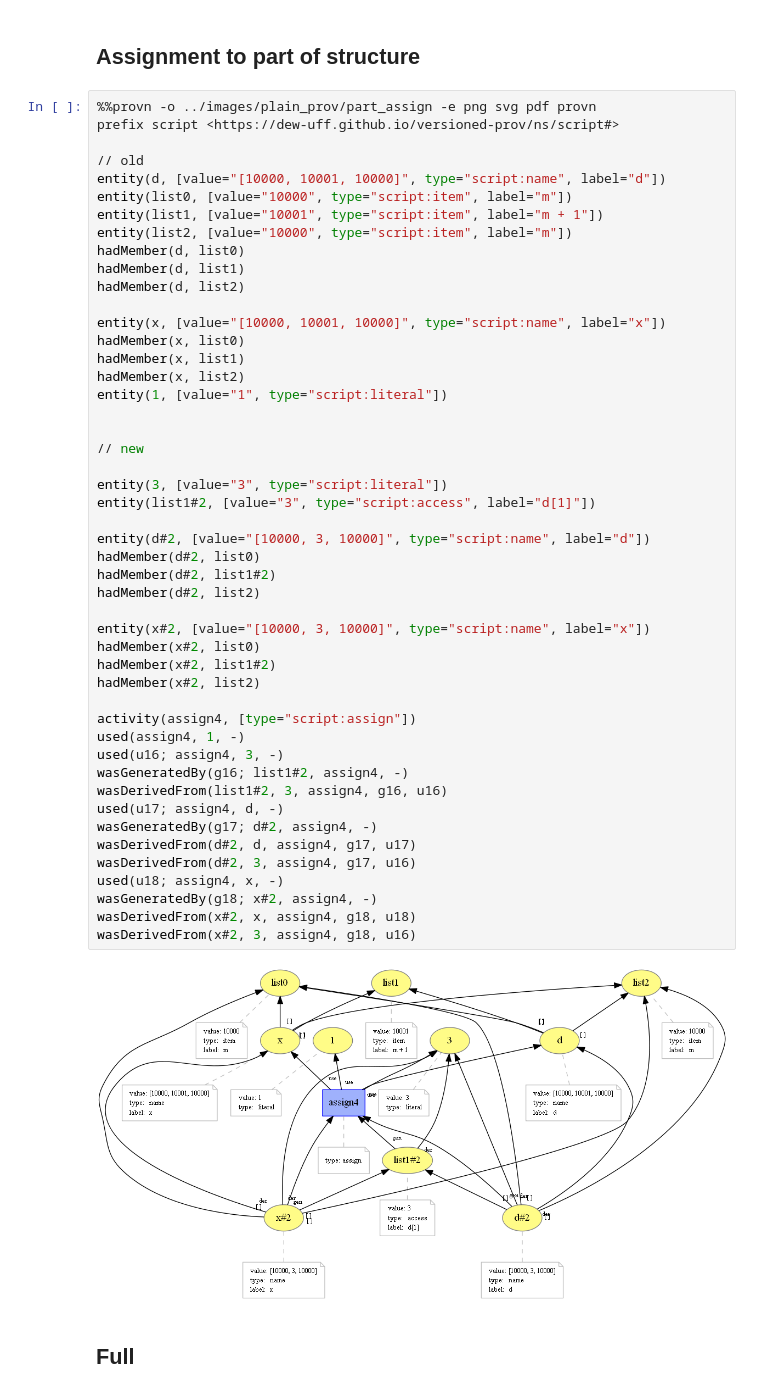
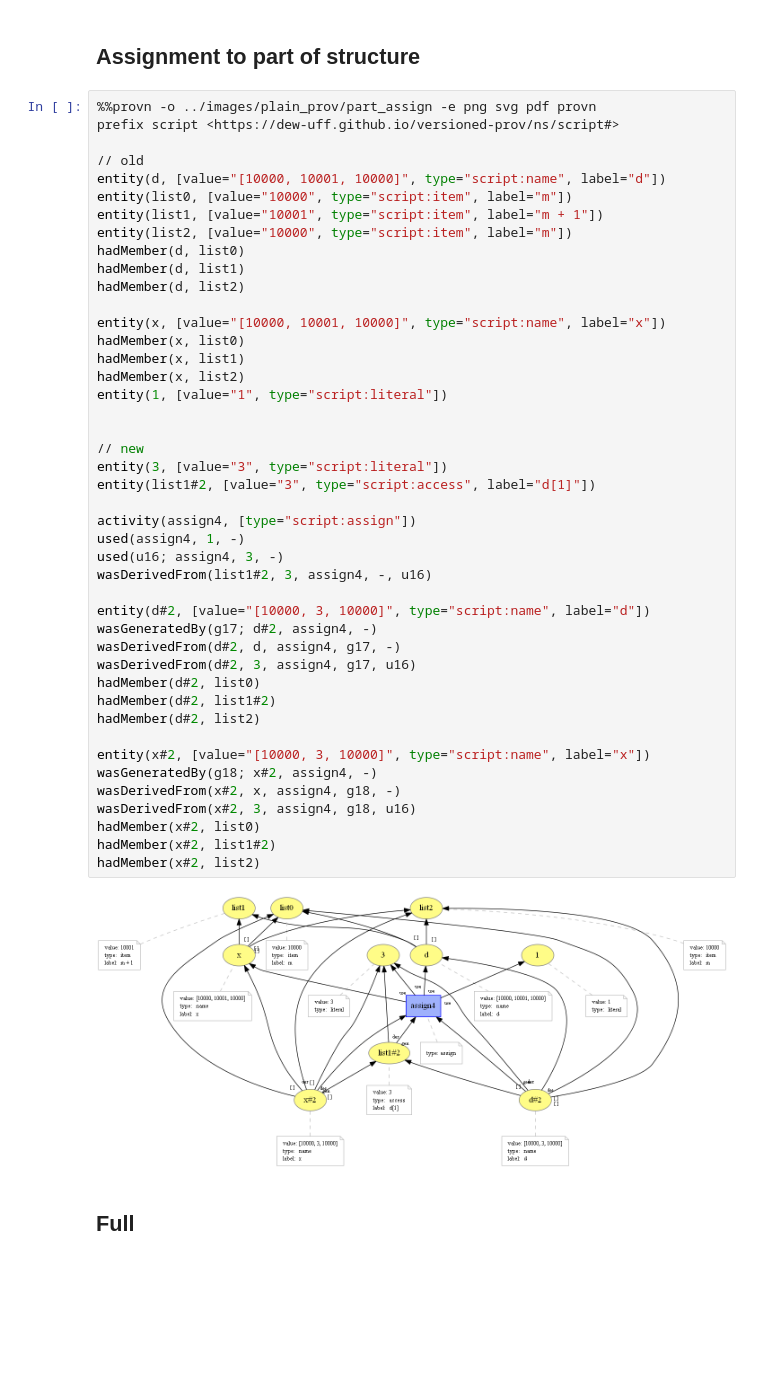
Before and after one commit to dew-uff/versioned-prov, a Jupyter notebook: notebooks/[PROV] Mapping.ipynb, the cells around one changed output. Drawn from its saved outputs; the diff is of its cells as text; blank space fills up the shorter version.

```diff
--- a/notebooks/[PROV] Mapping.ipynb
+++ b/notebooks/[PROV] Mapping.ipynb
@@ -197,49 +181,45 @@ prefix script <https://dew-uff.github.io/versioned-prov/ns/script#>
 // old
 entity(d, [value="[10000, 10001, 10000]", type="script:name", label="d"])
 entity(list0, [value="10000", type="script:item", label="m"])
 entity(list1, [value="10001", type="script:item", label="m + 1"])
 entity(list2, [value="10000", type="script:item", label="m"])
 hadMember(d, list0)
 hadMember(d, list1)
 hadMember(d, list2)
 
 entity(x, [value="[10000, 10001, 10000]", type="script:name", label="x"])
 hadMember(x, list0)
 hadMember(x, list1)
 hadMember(x, list2)
 entity(1, [value="1", type="script:literal"])
 
 
 // new
-
 entity(3, [value="3", type="script:literal"])
 entity(list1#2, [value="3", type="script:access", label="d[1]"])
 
+activity(assign4, [type="script:assign"])
+used(assign4, 1, -)
+used(u16; assign4, 3, -)
+wasDerivedFrom(list1#2, 3, assign4, -, u16)
+
 entity(d#2, [value="[10000, 3, 10000]", type="script:name", label="d"])
+wasGeneratedBy(g17; d#2, assign4, -)
+wasDerivedFrom(d#2, d, assign4, g17, -)
+wasDerivedFrom(d#2, 3, assign4, g17, u16)
 hadMember(d#2, list0)
 hadMember(d#2, list1#2)
 hadMember(d#2, list2)
 
 entity(x#2, [value="[10000, 3, 10000]", type="script:name", label="x"])
+wasGeneratedBy(g18; x#2, assign4, -)
+wasDerivedFrom(x#2, x, assign4, g18, -)
+wasDerivedFrom(x#2, 3, assign4, g18, u16)
 hadMember(x#2, list0)
 hadMember(x#2, list1#2)
 hadMember(x#2, list2)
-
-activity(assign4, [type="script:assign"])
-used(assign4, 1, -)
-used(u16; assign4, 3, -)
-wasGeneratedBy(g16; list1#2, assign4, -)
-wasDerivedFrom(list1#2, 3, assign4, g16, u16)
-used(u17; assign4, d, -)
-wasGeneratedBy(g17; d#2, assign4, -)
-wasDerivedFrom(d#2, d, assign4, g17, u17)
-wasDerivedFrom(d#2, 3, assign4, g17, u16)
-used(u18; assign4, x, -)
-wasGeneratedBy(g18; x#2, assign4, -)
-wasDerivedFrom(x#2, x, assign4, g18, u18)
-wasDerivedFrom(x#2, 3, assign4, g18, u16)
 # %% [output]
-[figure, old version]
+[figure, new version]
 # %% [markdown]
 ## Full
 # %%
```
Also changed, not shown: parts of 7 cells of this notebook, 29 other files.
